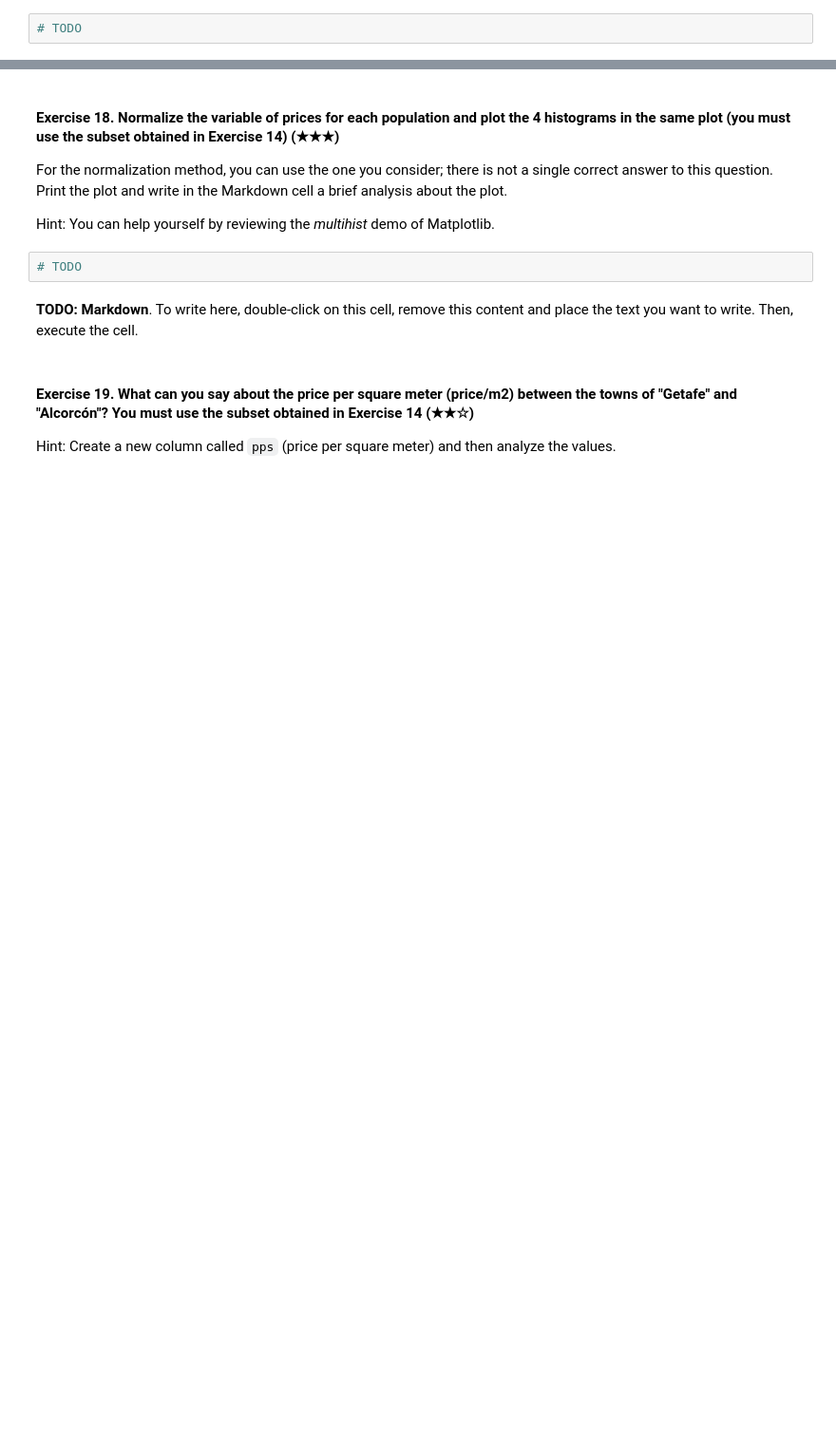
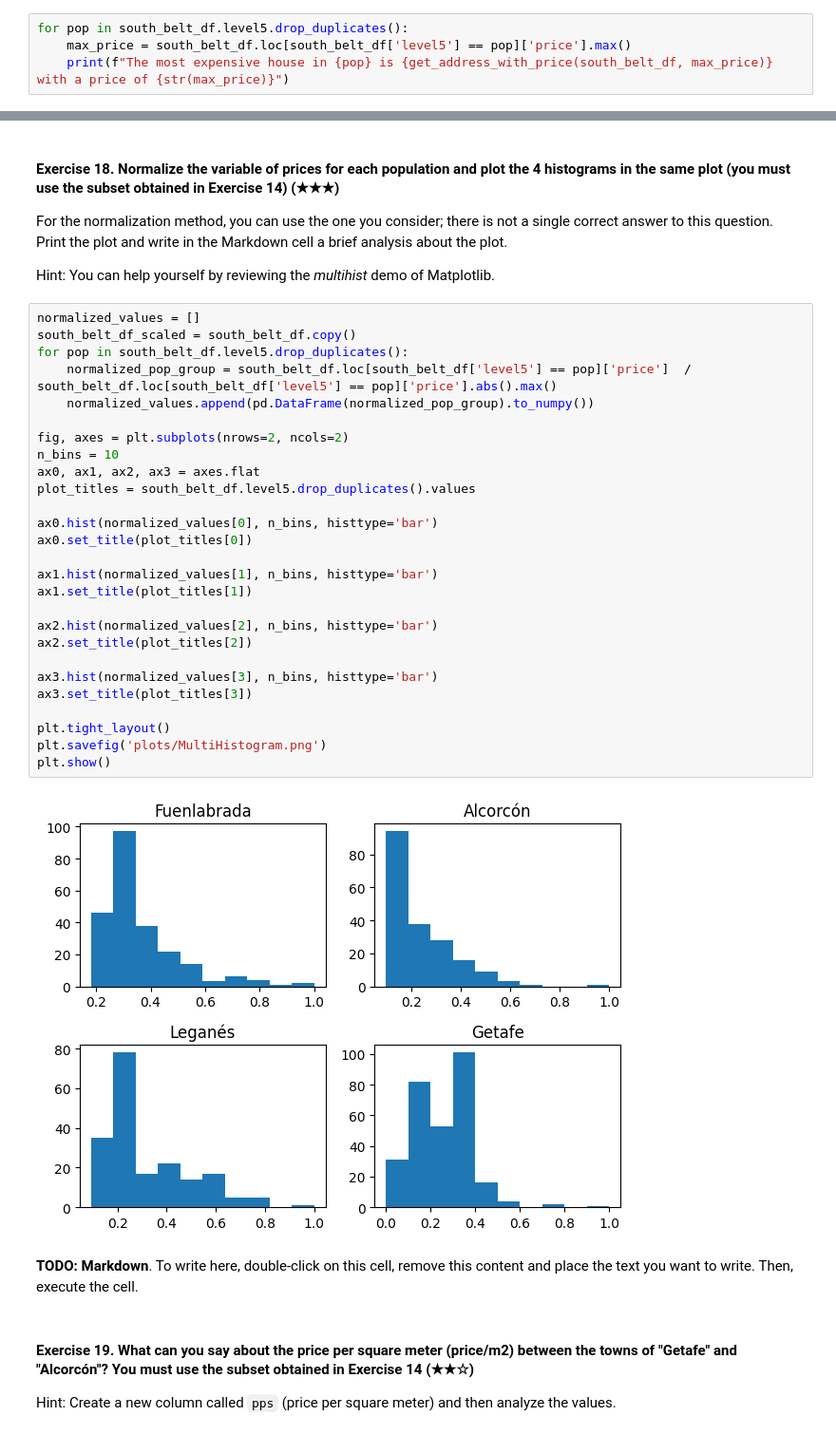
Before and after one commit to Jasn2002/realestate-datacleanup-exercise, a Jupyter notebook: project.ipynb, the cells around one changed output, grey strips where cells are left out. Shown: that part at 95% size. Drawn from its saved outputs; the diff is of its cells as text; blank space fills up the shorter version.

```diff
--- a/project.ipynb
+++ b/project.ipynb
@@ -151,4 +276,6 @@ Print both values for each variable.
 
 Print both the address and the price of the selected house of each population. You can print a DataFrame or a single line for each population.
 # %%
-# TODO
+for pop in south_belt_df.level5.drop_duplicates():
+    max_price = south_belt_df.loc[south_belt_df['level5'] == pop]['price'].max()
+    print(f"The most expensive house in {pop} is {get_address_with_price(south_belt_df, max_price)} with a price of {str(max_price)}")
@@ -159,7 +291,34 @@ For the normalization method, you can use the one you consider; there is not a s
 
 Hint: You can help yourself by reviewing the *multihist* demo of Matplotlib.
 # %%
-# TODO
+normalized_values = []
+south_belt_df_scaled = south_belt_df.copy()
+for pop in south_belt_df.level5.drop_duplicates():
+    normalized_pop_group = south_belt_df.loc[south_belt_df['level5'] == pop]['price']  / south_belt_df.loc[south_belt_df['level5'] == pop]['price'].abs().max()
+    normalized_values.append(pd.DataFrame(normalized_pop_group).to_numpy())
+
+fig, axes = plt.subplots(nrows=2, ncols=2)
+n_bins = 10
+ax0, ax1, ax2, ax3 = axes.flat
+plot_titles = south_belt_df.level5.drop_duplicates().values
+
+ax0.hist(normalized_values[0], n_bins, histtype='bar')
+ax0.set_title(plot_titles[0])
+
+ax1.hist(normalized_values[1], n_bins, histtype='bar')
+ax1.set_title(plot_titles[1])
+
+ax2.hist(normalized_values[2], n_bins, histtype='bar')
+ax2.set_title(plot_titles[2])
+
+ax3.hist(normalized_values[3], n_bins, histtype='bar')
+ax3.set_title(plot_titles[3])
+
+plt.tight_layout()
+plt.savefig('plots/MultiHistogram.png')
+plt.show()
+# %% [output]
+[figure, added]
 # %% [markdown]
 **TODO: Markdown**. To write here, double-click on this cell, remove this content and place the text you want to write. Then, execute the cell.
 # %% [markdown]
```
Also changed, not shown: parts of 24 cells of this notebook, 1 other file.
